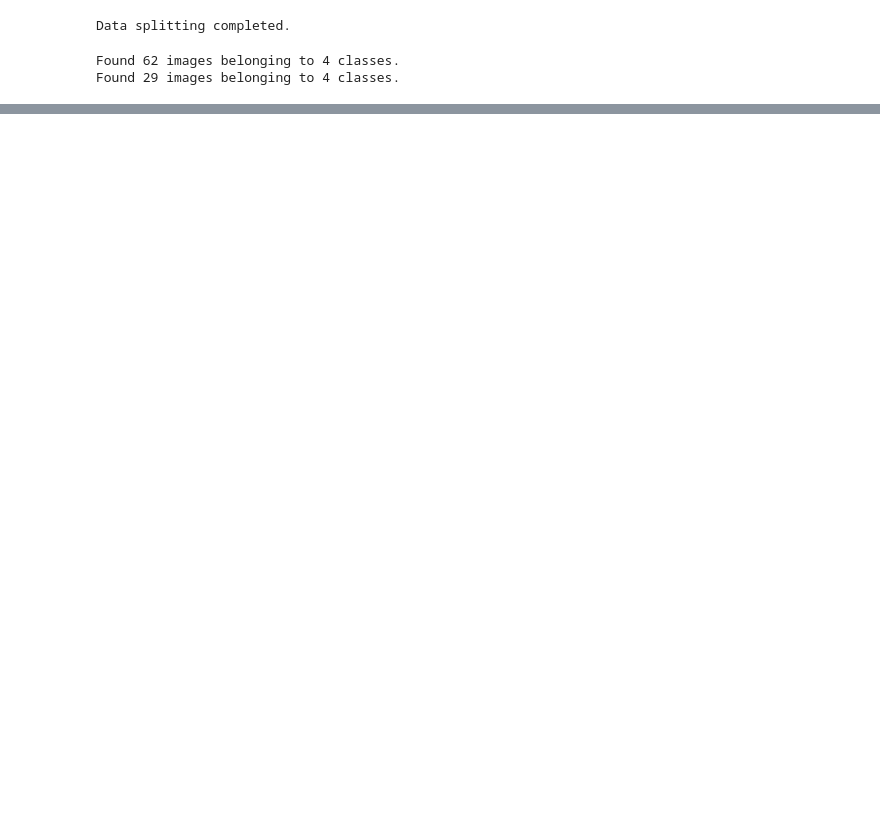
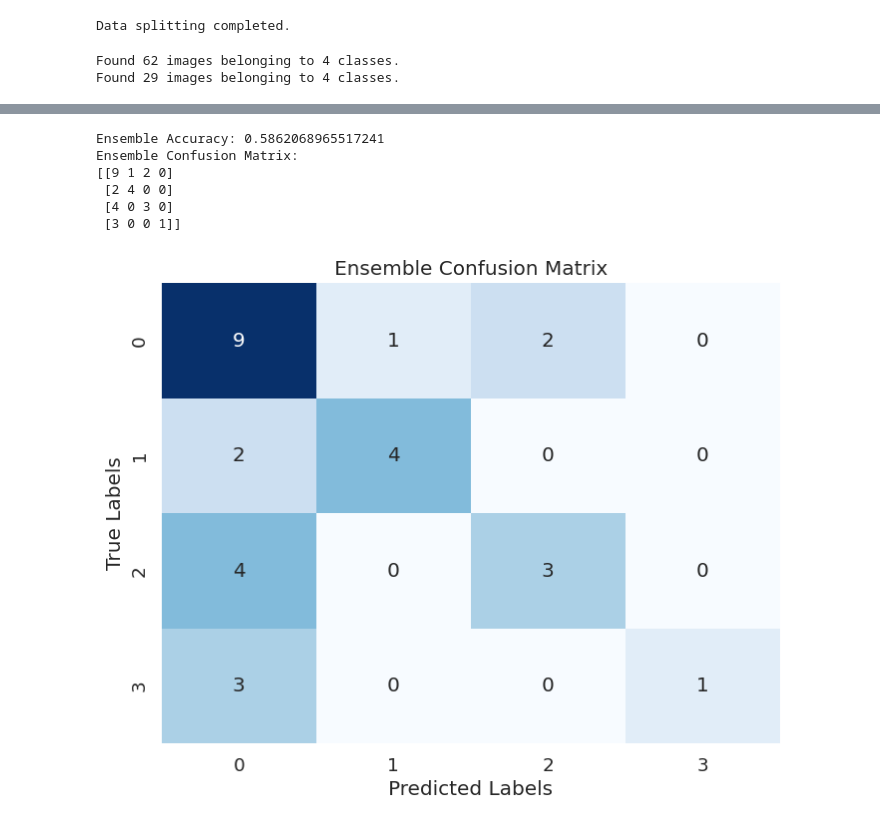
Before and after one commit to mohammadshaad/early-detection-of-rop, a Jupyter notebook: MultispectralColor.ipynb, the cells around one changed output, grey strips where cells are left out. Drawn from its saved outputs; the diff is of its cells as text; code cells hidden in the pictures; blank space fills up the shorter version.

```diff
--- a/MultispectralColor.ipynb
+++ b/MultispectralColor.ipynb
@@ -593,0 +809,76 @@ Test Accuracy: 41.38%
+# %%
+from tensorflow.keras.applications import InceptionV3, MobileNet
+from tensorflow.keras import layers, models
+from tensorflow.keras.optimizers import Adam
+from tensorflow.keras.preprocessing.image import ImageDataGenerator
+from sklearn.ensemble import RandomForestClassifier, GradientBoostingClassifier, VotingClassifier
+from sklearn.svm import SVC
+from sklearn.metrics import accuracy_score
+import numpy as np
+
+# Load and resize images from generators
+def load_and_resize_images_from_generator(generator):
+    images = []
+    labels = []
+    for _ in range(len(generator)):
+        batch_images, batch_labels = generator.next()
+        images.extend(batch_images)
+        labels.extend(np.argmax(batch_labels, axis=1))  # Convert one-hot encoded labels to integers
+    return np.array(images), np.array(labels)
+
+# Load images and labels from generators
+X_train, y_train = load_and_resize_images_from_generator(train_generator)
+X_test, y_test = load_and_resize_images_from_generator(test_generator)
+
+# Normalize pixel values to the range [0, 1]
+X_train = X_train / 255.0
+X_test = X_test / 255.0
+
+# Define the ensemble classifiers with reduced parameters
+rf_clf = RandomForestClassifier(n_estimators=20, random_state=42)
+gb_clf = GradientBoostingClassifier(n_estimators=20, max_depth=5, random_state=42)
+svm_clf = SVC(kernel='rbf', probability=True, random_state=42)
+
+# Train the individual classifiers
+rf_clf.fit(X_train.reshape(X_train.shape[0], -1), y_train)
+gb_clf.fit(X_train.reshape(X_train.shape[0], -1), y_train)
+svm_clf.fit(X_train.reshape(X_train.shape[0], -1), y_train)
+
+# Combine predictions for soft voting
+rf_pred_proba = rf_clf.predict_proba(X_test.reshape(X_test.shape[0], -1))
+gb_pred_proba = gb_clf.predict_proba(X_test.reshape(X_test.shape[0], -1))
+svm_pred_proba = svm_clf.predict_proba(X_test.reshape(X_test.shape[0], -1))
+
+ensemble_pred_proba = (rf_pred_proba + gb_pred_proba + svm_pred_proba) / 3
+ensemble_pred = np.argmax(ensemble_pred_proba, axis=1)
+
+# Evaluate accuracy
+ensemble_accuracy = accuracy_score(y_test, ensemble_pred)
+print("Ensemble Accuracy:", ensemble_accuracy)
+
+from sklearn.metrics import confusion_matrix
+import matplotlib.pyplot as plt
+
+# Calculate confusion matrix for ensemble model
+ensemble_conf_matrix = confusion_matrix(y_test, ensemble_pred)
+
+# Print confusion matrix for ensemble model
+print("Ensemble Confusion Matrix:")
+print(ensemble_conf_matrix)
+
+# Plot confusion matrix for ensemble model
+plt.figure(figsize=(8, 6))
+sns.set(font_scale=1.2)  # Adjust font scale
+sns.heatmap(ensemble_conf_matrix, annot=True, fmt='d', cmap='Blues', cbar=False)
+plt.xlabel('Predicted Labels')
+plt.ylabel('True Labels')
+plt.title('Ensemble Confusion Matrix')
+plt.show()
+# %% [output]
+Ensemble Accuracy: 0.5862068965517241
+Ensemble Confusion Matrix:
+[[9 1 2 0]
+ [2 4 0 0]
+ [4 0 3 0]
+ [3 0 0 1]]
+[figure, added]
```
Also changed, not shown: parts of 21 cells of this notebook.
